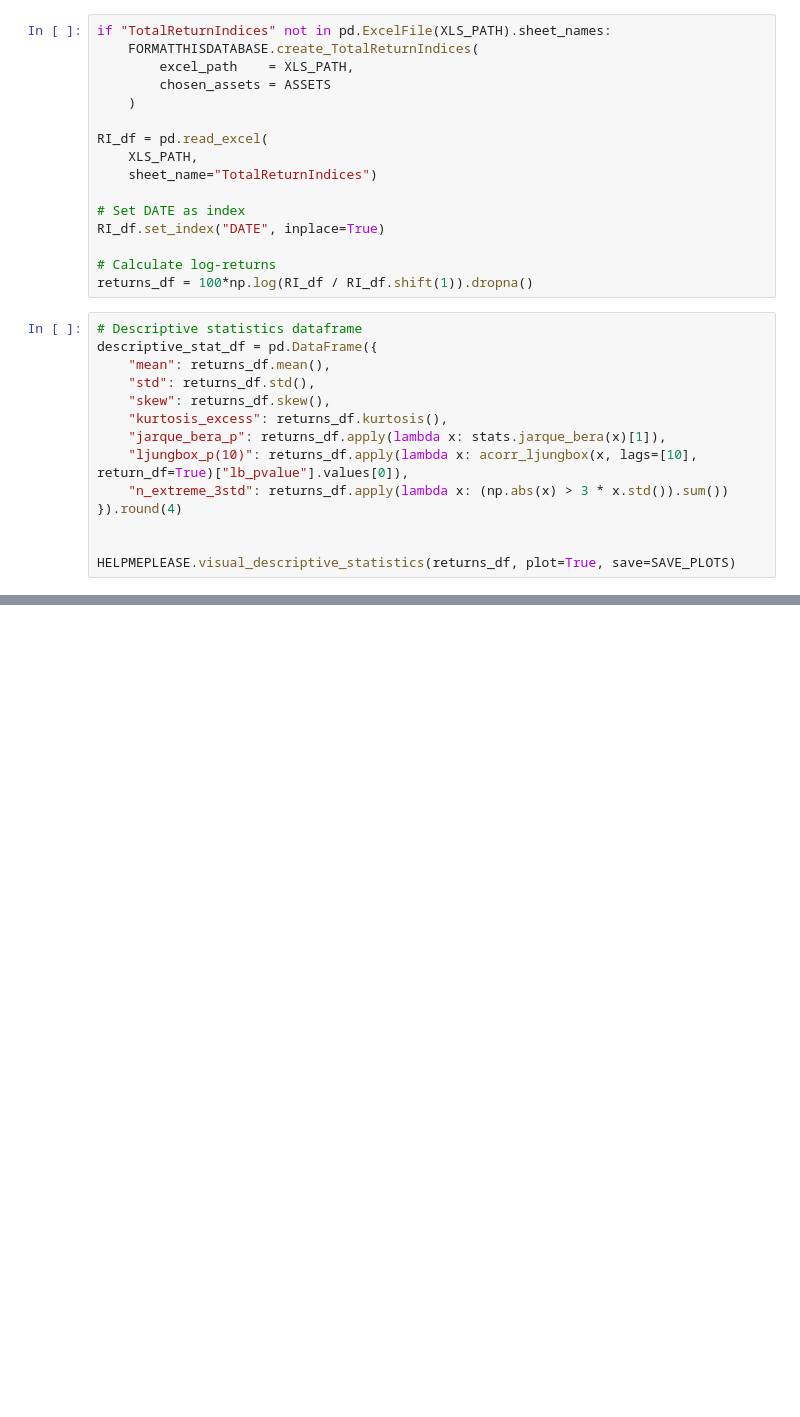
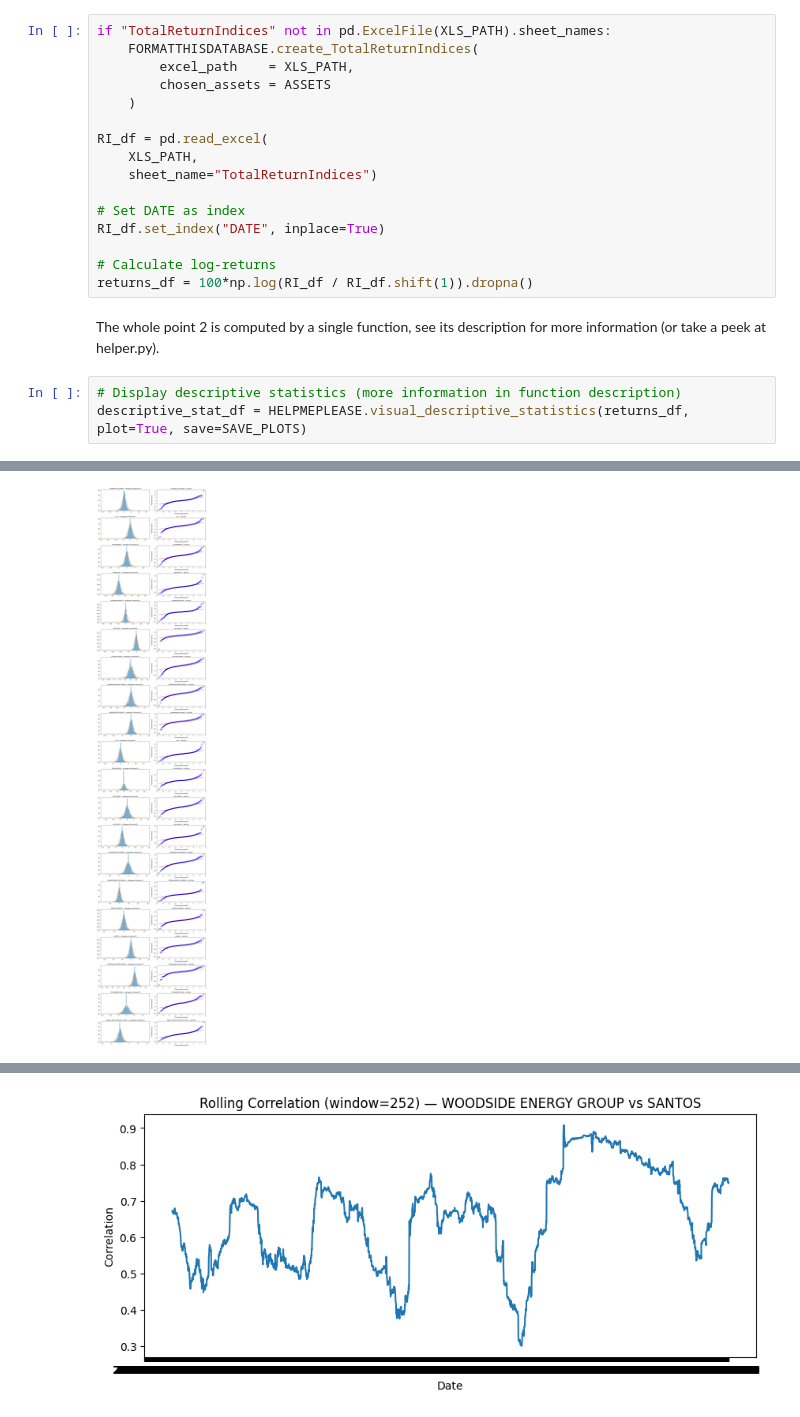
Before and after one commit to GiovanniGiorgioButEverybodyCallMeCot/QRM, a Jupyter notebook: homework1/main.ipynb, the cells around one changed output, grey strips where cells are left out. Drawn from its saved outputs; the diff is of its cells as text; blank space fills up the shorter version.

Commit message:
point 2 is cool now

```diff
--- a/homework1/main.ipynb
+++ b/homework1/main.ipynb
@@ -55,19 +51,10 @@ RI_df.set_index("DATE", inplace=True)
 
 # Calculate log-returns
 returns_df = 100*np.log(RI_df / RI_df.shift(1)).dropna()
+# %% [markdown]
+The whole point 2 is computed by a single function, see its description for more information (or take a peek at helper.py).
 # %%
-# Descriptive statistics dataframe
-descriptive_stat_df = pd.DataFrame({
-    "mean": returns_df.mean(),
-    "std": returns_df.std(),
-    "skew": returns_df.skew(),
-    "kurtosis_excess": returns_df.kurtosis(),
-    "jarque_bera_p": returns_df.apply(lambda x: stats.jarque_bera(x)[1]),
-    "ljungbox_p(10)": returns_df.apply(lambda x: acorr_ljungbox(x, lags=[10], return_df=True)["lb_pvalue"].values[0]),
-    "n_extreme_3std": returns_df.apply(lambda x: (np.abs(x) > 3 * x.std()).sum())
-}).round(4)
-
-
-HELPMEPLEASE.visual_descriptive_statistics(returns_df, plot=True, save=SAVE_PLOTS)
+# Display descriptive statistics (more information in function description)
+descriptive_stat_df = HELPMEPLEASE.visual_descriptive_statistics(returns_df, plot=True, save=SAVE_PLOTS)
 # %% [output]
 [figure]
@@ -90,0 +61 @@ HELPMEPLEASE.visual_descriptive_statistics(returns_df, plot=True, save=SAVE_PLOT
+[figure, added]
@@ -90,0 +65 @@ HELPMEPLEASE.visual_descriptive_statistics(returns_df, plot=True, save=SAVE_PLOT
+[figure, added]
```
Also changed, not shown: parts of 2 cells of this notebook, 2 other files.
